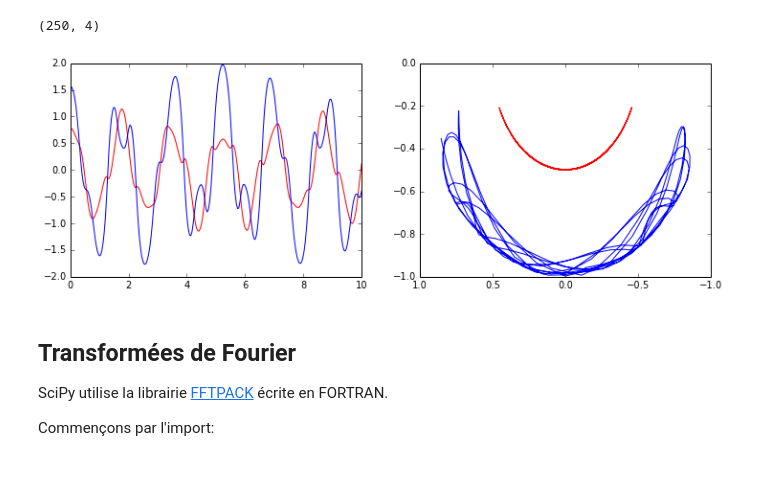
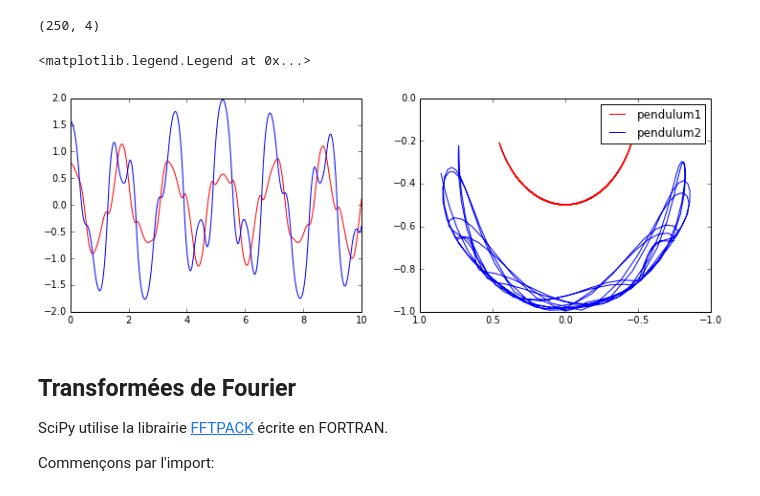
Before and after one commit to agramfort/liesse_telecom_paristech_python, a Jupyter notebook: 3-Scipy.ipynb, the cells around one changed output. Saved outputs shown, nothing was run; the diff lists cells and outputs as text; code cells hidden in the pictures.

```diff
--- a/3-Scipy.ipynb
+++ b/3-Scipy.ipynb
@@ -210,20 +216,22 @@ print x.shape
 # %%
 # affichage des angles en fonction du temps
 fig, axes = plt.subplots(1,2, figsize=(12,4))
 axes[0].plot(t, x[:, 0], 'r', label="theta1")
 axes[0].plot(t, x[:, 1], 'b', label="theta2")
 
 x1 = + L * np.sin(x[:, 0])
 y1 = - L * np.cos(x[:, 0])
 x2 = x1 + L * np.sin(x[:, 1])
 y2 = y1 - L * np.cos(x[:, 1])
 
 axes[1].plot(x1, y1, 'r', label="pendulum1")
 axes[1].plot(x2, y2, 'b', label="pendulum2")
 axes[1].set_ylim([-1, 0])
-axes[1].set_xlim([1, -1]);
+axes[1].set_xlim([1, -1])
+plt.legend()
 # %% [output]
+<matplotlib.legend.Legend at 0x...>
-[figure, old version]
+[figure, new version]
 # %% [markdown]
 ## Transformées de Fourier
 
```
Also changed, not shown: parts of 41 cells of this notebook, 3 other files.
